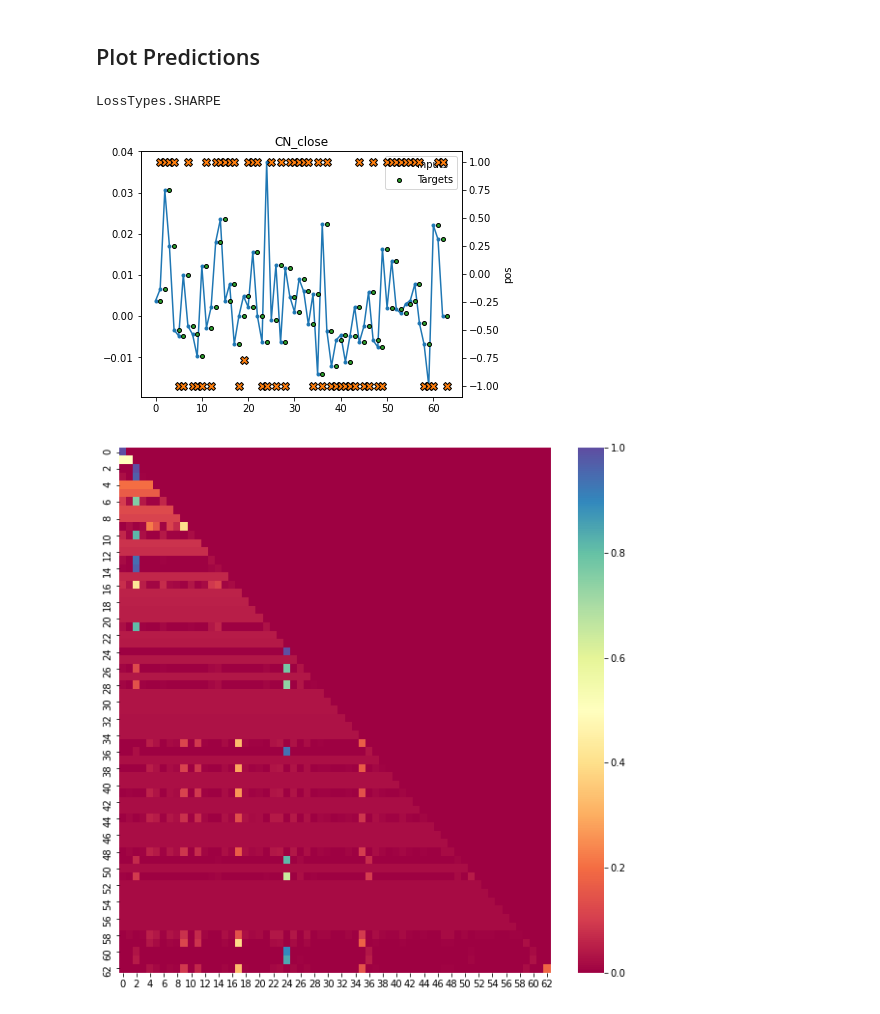
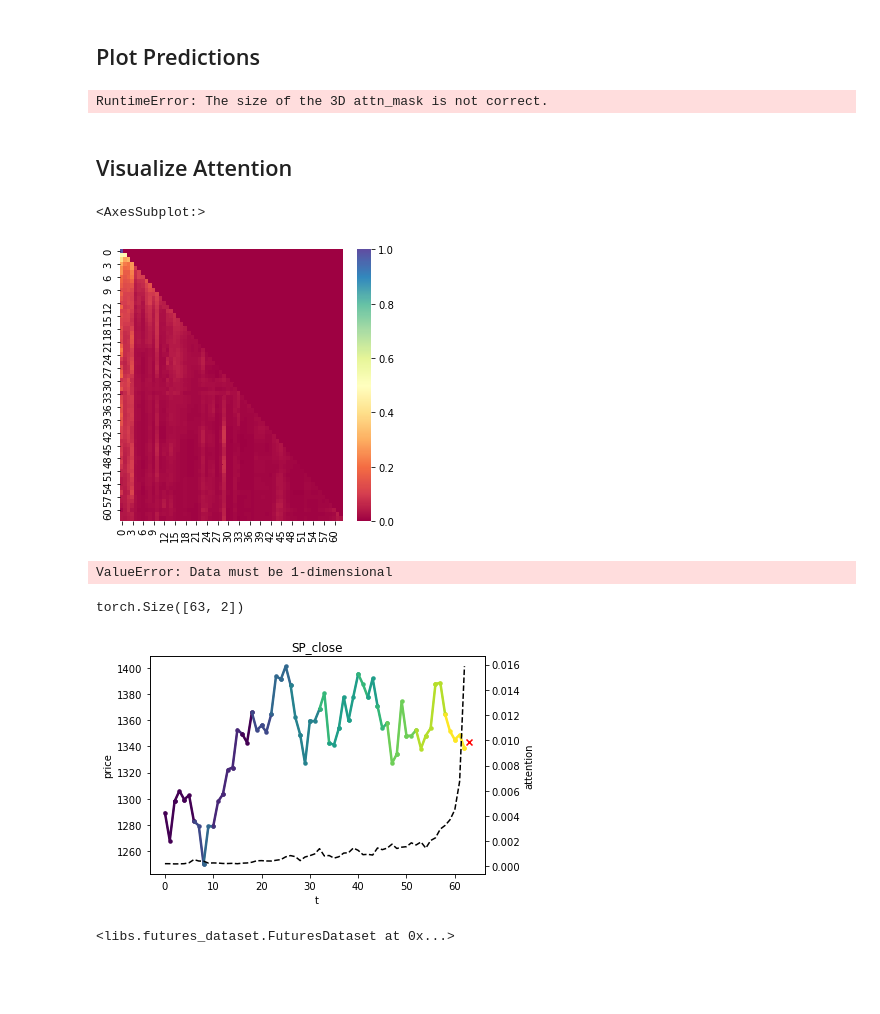
Before and after one commit to YanWanquan/oxthesis, a Jupyter notebook: visualize_attn.ipynb, the cells around one changed output. Drawn from its saved outputs; the diff is of its cells as text; code cells hidden in the pictures; blank space fills up the shorter version.

Commit message:
Add attention plot func

```diff
--- a/visualize_attn.ipynb
+++ b/visualize_attn.ipynb
@@ -5,3 +5,5 @@ path = "/nfs/home/sveng/logs/tmp/opt_a-informer_l-sharpe_ty-2015_bs-128_lr-0.01_
+# %%
+path = "/nfs/home/sveng/logs/random_sharpe_transformer/11_06_2021/opt_a-transformer_l-sharpe_ty-1995_bs-64_lr-0.001_pa-25_gn-0.0001_wl-63_ws-63_nl-1_dh-256_dr-0.1_dm-128_nh-8.p"
 # %%
 import numpy as np
 import pandas as pd
@@ -43,6 +45,22 @@ test_dataloader = DataLoader(
 # %%
 attn_i = dataset_test.plot_example(90, model=model, loss_type=train_manager['loss_type'])
 # %% [output]
-LossTypes.SHARPE
+RuntimeError: The size of the 3D attn_mask is not correct.
-[figure, removed]
-[figure, removed]
+# %% [markdown]
+## Visualize Attention
+# %%
+attn = dataset_test.get_attention(id=1, model=model).detach().cpu().numpy()[0, :, :, :]
+# %%
+fig, ax = plt.subplots(figsize=(5, 5))
+sns.heatmap(attn[0, :, :], ax=ax, cmap="Spectral")
+# %% [output]
+<AxesSubplot:>
+[figure, added]
+# %%
+y = dataset_test[0]['prs'].squeeze().cpu().numpy()
+sns.lineplot(y=y, x=range(63), color="black")
+ax2 = plt.twinx()
+y_attn = np.flip(attn[0, :, 0], axis=-1)
+sns.lineplot(x=range(63), y=y_attn, ax=ax2, color="red")
+# %% [output]
+ValueError: Data must be 1-dimensional
@@ -48,0 +119,9 @@ LossTypes.SHARPE
+# %%
+plot_attention_line(model=model, data_iter=dataset_test, step=2, n_color=10)
+# %% [output]
+torch.Size([63, 2])
+[figure, added]
+# %%
+dataset_test
+# %% [output]
+<libs.futures_dataset.FuturesDataset at 0x...>
```
Also changed, not shown: parts of 4 cells of this notebook, 4 other files.
